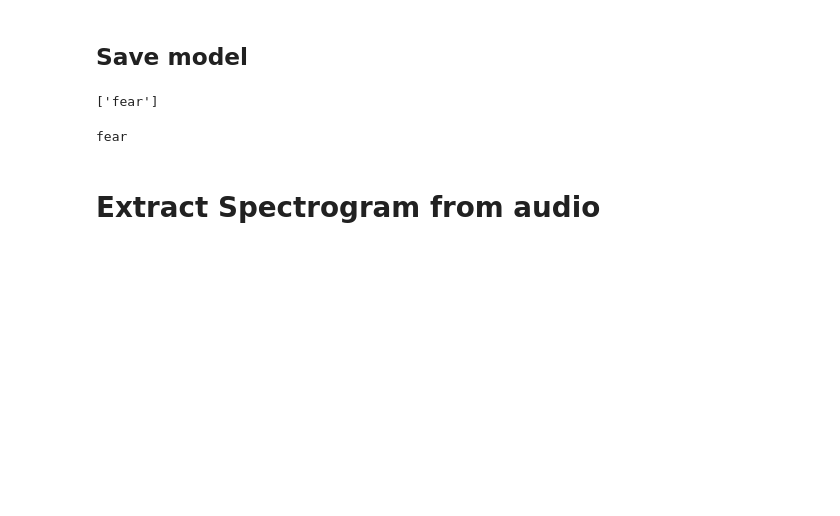
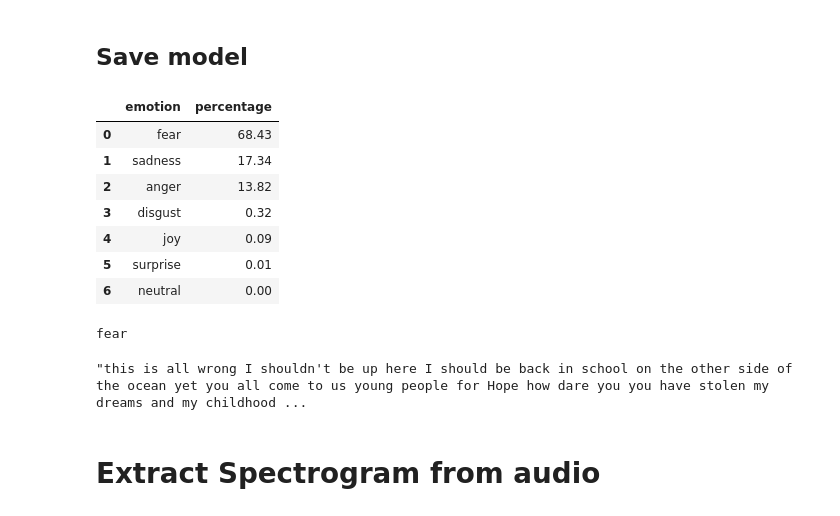
Before and after one commit to elyesaseidel/From-motion-to-emotion, a Jupyter notebook: Justin/Application.ipynb, the cells around one changed output. Cells and saved outputs as stored; diff of their text form; code cells hidden in the pictures; blank space fills up the shorter version.

```diff
--- a/Justin/Application.ipynb
+++ b/Justin/Application.ipynb
@@ -663,16 +711,43 @@ pickle.dump(pipe_lr, open('/content/gdrive/MyDrive/From Motion to Emotion/emo_te
 # %%
 # load the model from disk
 loaded_model = pickle.load(open('/content/gdrive/MyDrive/From Motion to Emotion/emo_text_model.sav', 'rb'))
-predict_text_emotion = loaded_model.predict([greta_text])[0]
+predict_text_emotion = loaded_model.predict([text])[0]
 print(predict_text_emotion)
-# %% [output]
-['fear']
+# %%
+# show ordered output with emotion name and percentage
+
+#show all emotion classes and their probablities together
+text_emo_lst = [(clss, prob) for clss, prob in zip(pipe_lr["lr"].classes_, pipe_lr.predict_proba([text])[0])]
+# lst to df
+text_emo_df = pd.DataFrame (text_emo_lst)
+# rename columns of df
+text_emo_df.rename(columns={0:'emotion', 1: 'percentage'}, inplace = True)
+# sort values
+text_emo_df.sort_values(by="percentage", inplace = True, ascending=False)
+# reset index
+text_emo_df.reset_index(drop = True, inplace = True)
+# show percentage
+text_emo_df['percentage'] = text_emo_df['percentage'].apply(lambda x:round(x, 4)*100)
+text_emo_df
+# %% [output]
+|  | emotion | percentage |
+| 0 | fear | 68.43 |
+| 1 | sadness | 17.34 |
+| 2 | anger | 13.82 |
+| 3 | disgust | 0.32 |
+| 4 | joy | 0.09 |
+| 5 | surprise | 0.01 |
+| 6 | neutral | 0.00 |
 # %%
 loaded_model = pickle.load(open('/content/gdrive/MyDrive/From Motion to Emotion/emo_text_model_cv.sav', 'rb'))
 predict_text_emotion = loaded_model.predict([text])[0]
 print(predict_text_emotion)
 # %% [output]
 fear
+# %%
+text
+# %% [output]
+"this is all wrong I shouldn't be up here I should be back in school on the other side of the ocean yet you all come to us young people for Hope how dare you you have stolen my dreams and my childhood ...
 # %% [markdown]
 # Extract Spectrogram from audio
 # %%
```
Also changed, not shown: parts of 15 cells of this notebook.
